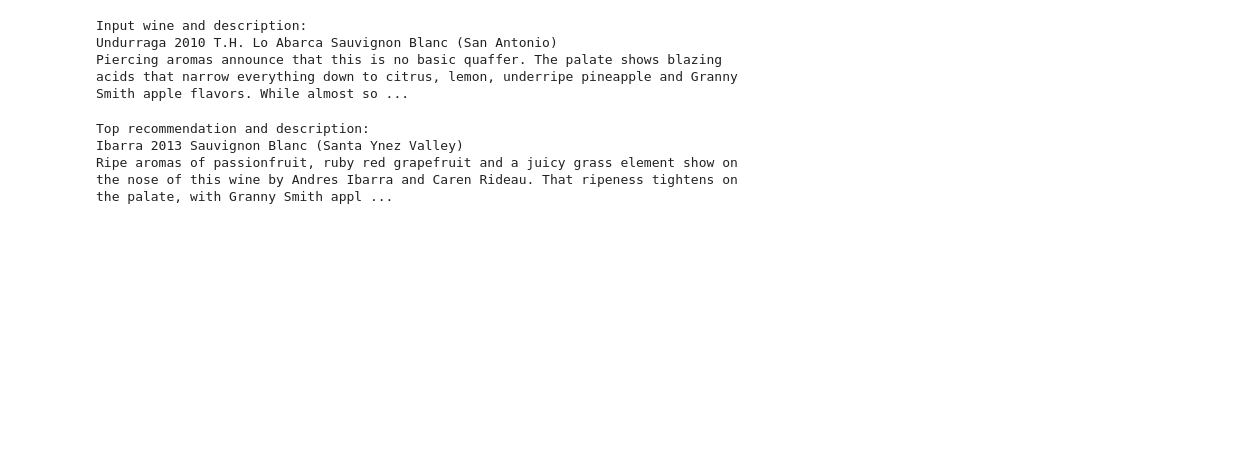
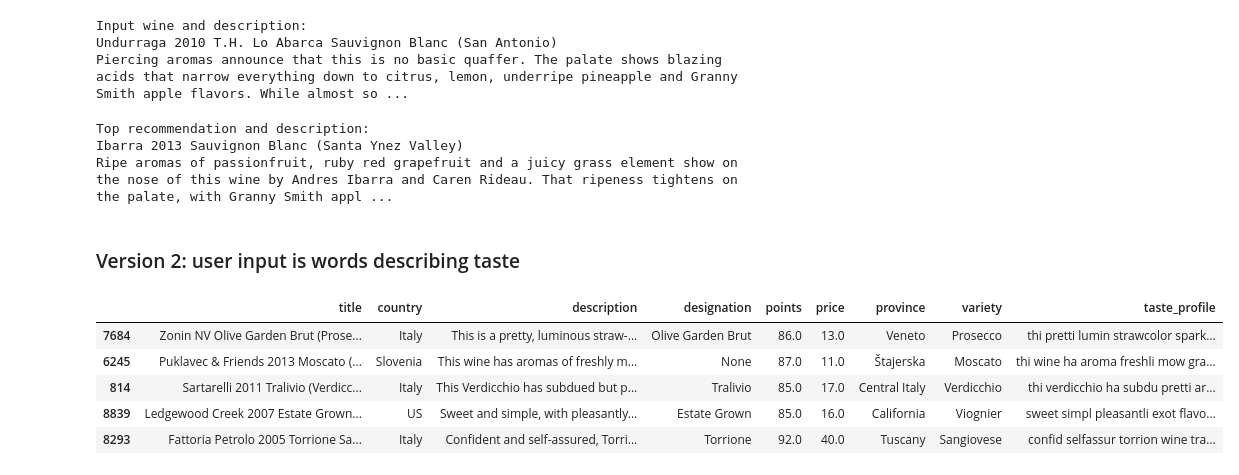
Before and after one commit to KalleHahl/data-science-group-project, a Jupyter notebook: data-cleaning/wine.ipynb, the cells around one changed output. Cells and saved outputs as stored; diff of their text form; code cells hidden in the pictures; blank space fills up the shorter version.

Commit message:
Recommend wines by user description

```diff
--- a/data-cleaning/wine.ipynb
+++ b/data-cleaning/wine.ipynb
@@ -169,3 +171,33 @@ print(recommendations.iloc[0,2])
 Top recommendation and description:
 Ibarra 2013 Sauvignon Blanc (Santa Ynez Valley)
 Ripe aromas of passionfruit, ruby red grapefruit and a juicy grass element show on the nose of this wine by Andres Ibarra and Caren Rideau. That ripeness tightens on the palate, with Granny Smith appl ...
+# %% [markdown]
+### Version 2: user input is words describing taste
+# %%
+def recommend_wine_by_description(description, vectorizer=vectorizer, tfidf_matrix=tfidf_matrix):
+    translator = str.maketrans('', '', string.punctuation)
+    description = description.translate(translator)
+    tokens = description.lower().split()
+    stemmed = list(map(stemmer.stem, tokens))
+    description = ' '.join(stemmed)
+
+    tfidf_input = vectorizer.transform([description])
+    cosine_sim = linear_kernel(tfidf_matrix, tfidf_input)
+
+    sim_scores = list(enumerate(cosine_sim))
+    sim_scores = sorted(sim_scores, key=lambda x: x[1], reverse=True)
+    sim_scores = sim_scores[1:6]
+    position = [i[0] for i in sim_scores]
+
+    return test_df.iloc[position]
+
+user_input = "white flowers, mineral, peach"
+recommendations = recommend_wine_by_description(user_input)
+recommendations
+# %% [output]
+|  | title | country | description | designation | points | price | province | variety | taste_profile |
+| 7684 | Zonin NV Olive Garden Brut (Prose... | Italy | This is a pretty, luminous straw-... | Olive Garden Brut | 86.0 | 13.0 | Veneto | Prosecco | thi pretti lumin strawcolor spark... |
+| 6245 | Puklavec & Friends 2013 Moscato (... | Slovenia | This wine has aromas of freshly m... | None | 87.0 | 11.0 | Štajerska | Moscato | thi wine ha aroma freshli mow gra... |
+| 814 | Sartarelli 2011 Tralivio (Verdicc... | Italy | This Verdicchio has subdued but p... | Tralivio | 85.0 | 17.0 | Central Italy | Verdicchio | thi verdicchio ha subdu pretti ar... |
+| 8839 | Ledgewood Creek 2007 Estate Grown... | US | Sweet and simple, with pleasantly... | Estate Grown | 85.0 | 16.0 | California | Viognier | sweet simpl pleasantli exot flavo... |
+| 8293 | Fattoria Petrolo 2005 Torrione Sa... | Italy | Confident and self-assured, Torri... | Torrione | 92.0 | 40.0 | Tuscany | Sangiovese | confid selfassur torrion wine tra... |
```
Also changed, not shown: parts of 3 cells of this notebook.
